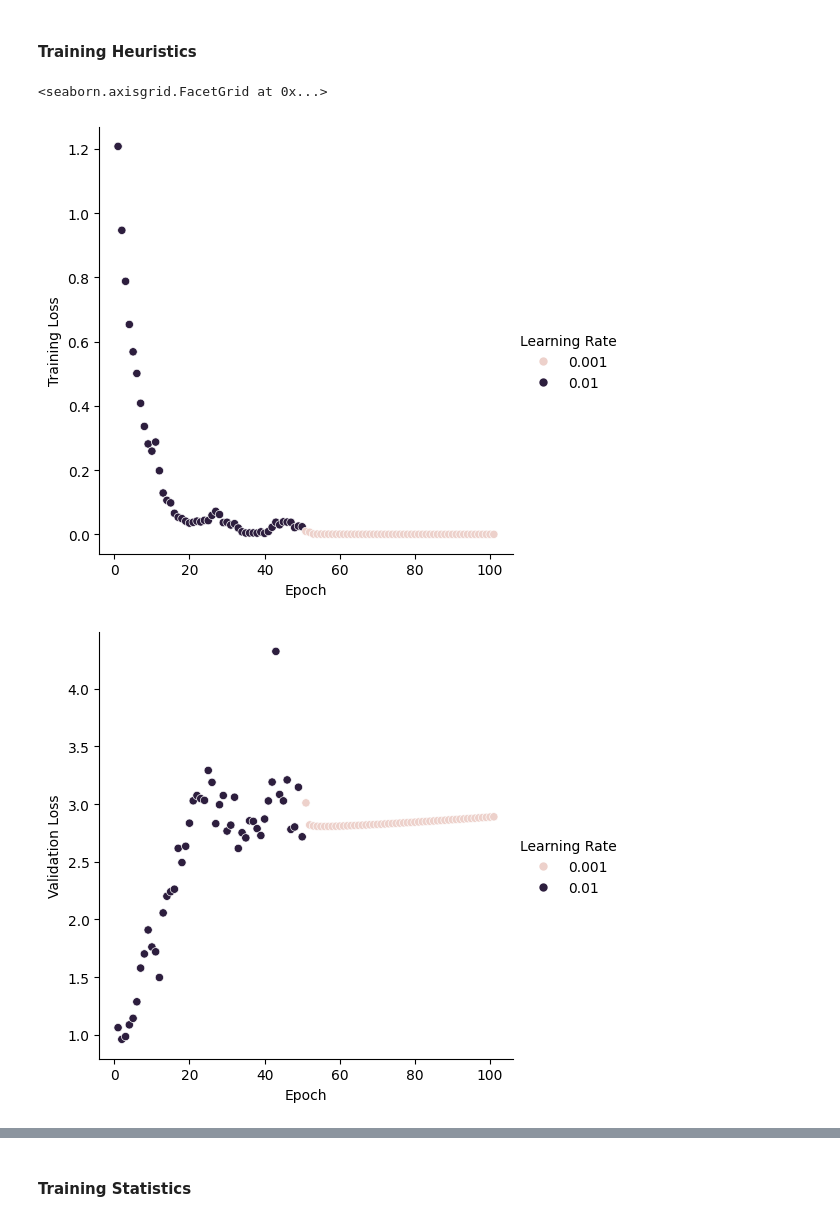
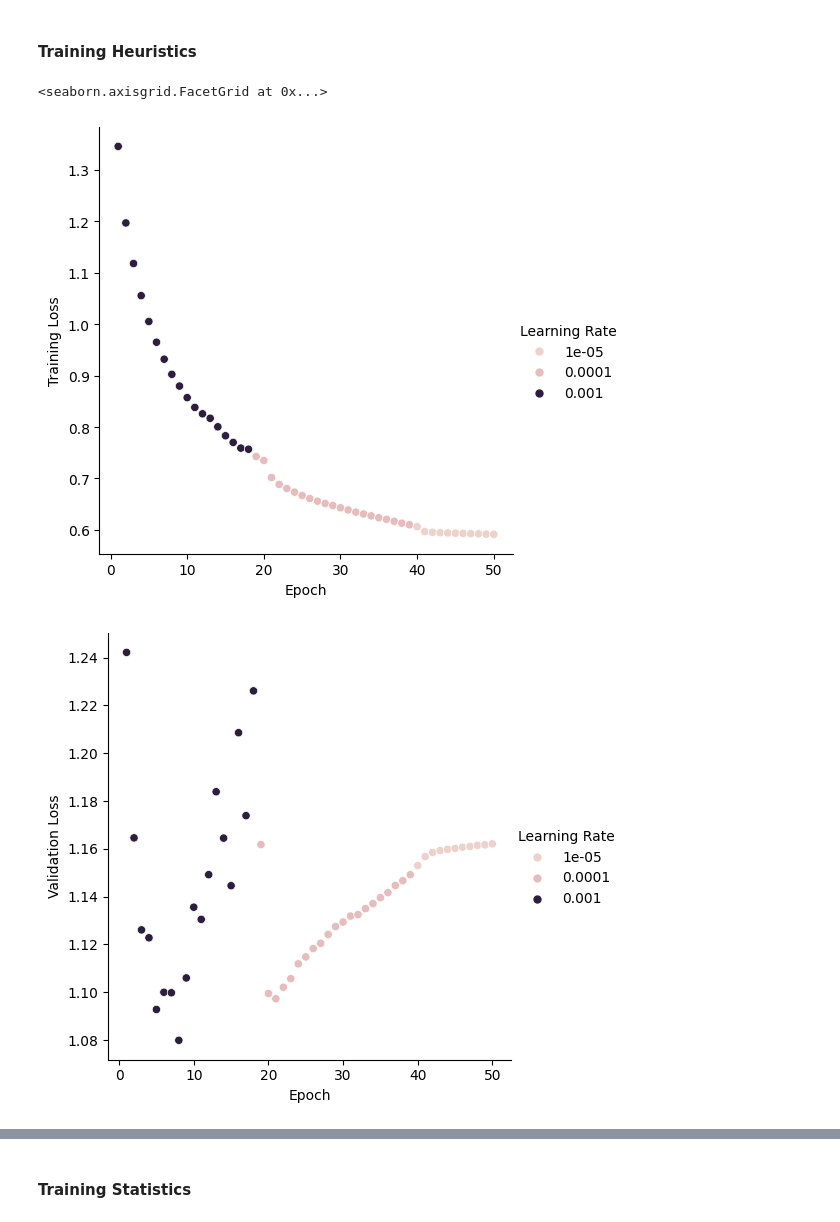
Before and after one commit to ericsallinger/msthesis, a Jupyter notebook: model_training/encoder_classification.ipynb, the cells around one changed output, grey strips where cells are left out. Drawn from its saved outputs; the diff is of its cells as text; code cells hidden in the pictures.

```diff
--- a/model_training/encoder_classification.ipynb
+++ b/model_training/encoder_classification.ipynb
@@ -437,12 +317,13 @@ for i in range(5):
 # %% [markdown]
 #### Training Heuristics
 # %%
-best_model_name = "conv_classifier_ldim105_convblocks2_hdim28_kernel(2, 4)_idBayesOpt3ErrorPhys"
+best_model_name = "conv_classifier_ldim11_convblocks3_hdim13_kernel(10, 2)_idBayesOpt4CustomArch"
 best_model_loss = pd.read_csv(save_filepath+best_model_name+'.csv')
 # %%
 sns.relplot(data=best_model_loss, x='Epoch', y='Training Loss', hue='Learning Rate')
 sns.relplot(data=best_model_loss, x='Epoch', y='Validation Loss', hue='Learning Rate')
+sns.relplot(data=best_model_loss, x='Epoch', y='Accuracy', hue='Learning Rate')
 # %% [output]
 <seaborn.axisgrid.FacetGrid at 0x...>
-[figure, old version]
+[figure, new version]
-[figure, old version]
+[figure, new version]
```
Also changed, not shown: parts of 18 cells of this notebook, 1 other file.
